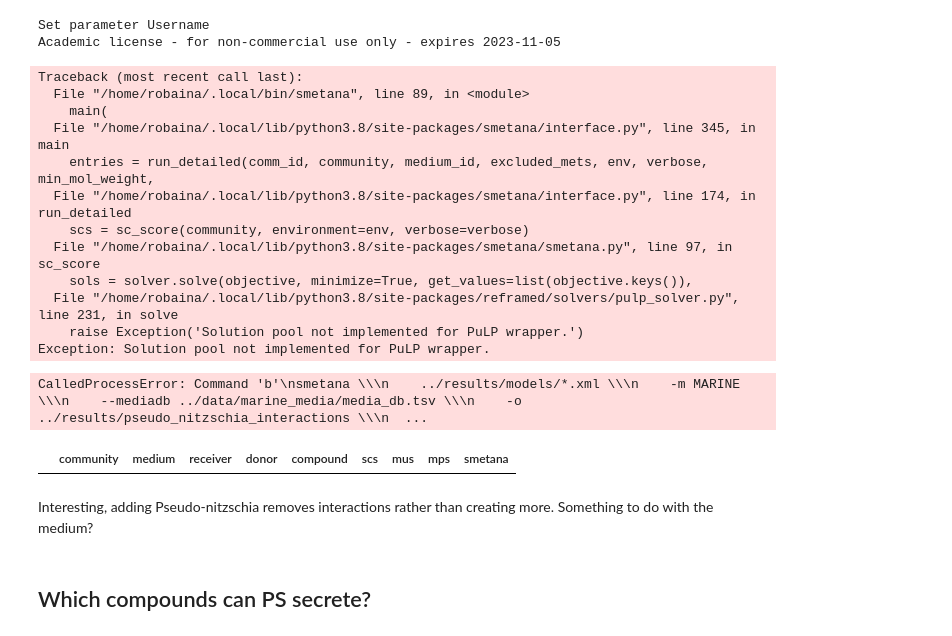
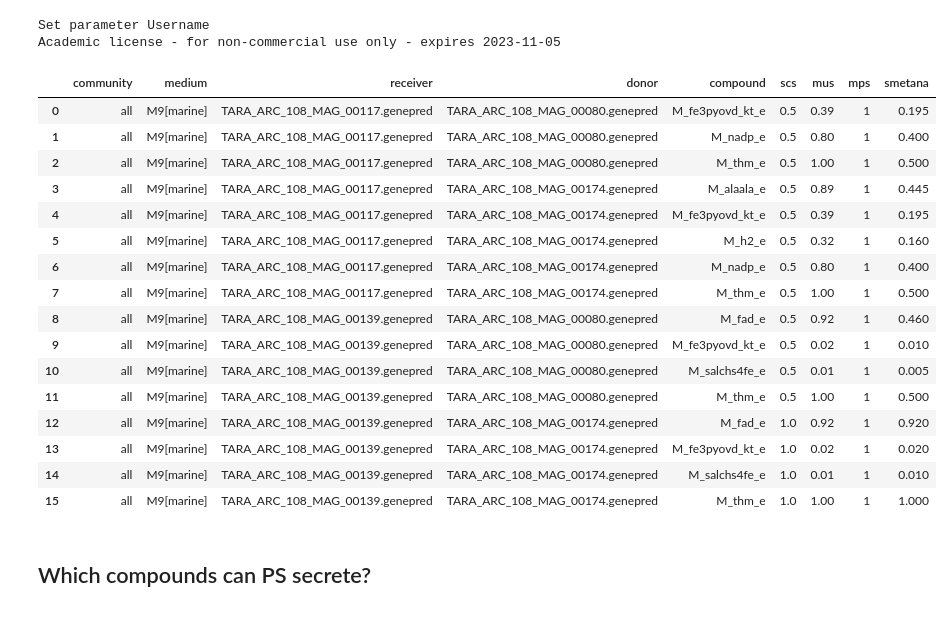
Before and after one commit to Robaina/Phycogem, a Jupyter notebook: notebooks/4_metabolite_exchanges.ipynb, the cells around one changed output. Cells and saved outputs as stored; diff of their text form; code cells hidden in the pictures.

```diff
--- a/notebooks/4_metabolite_exchanges.ipynb
+++ b/notebooks/4_metabolite_exchanges.ipynb
@@ -35,41 +35,30 @@ smetana \
 # %% [output]
 Set parameter Username
 Academic license - for non-commercial use only - expires 2023-11-05
-# %%
-%%bash
-
-smetana \
-    ../results/models/*.xml \
-    -m MARINE \
-    --mediadb ../data/marine_media/media_db.tsv \
-    -o ../results/pseudo_nitzschia_interactions \
-    --solver scip \
-    --detailed
-    # --exclude ../data/compounds/inorganic.txt \ --molweight
-# %% [output]
-Traceback (most recent call last):
-  File "/home/robaina/.local/bin/smetana", line 89, in <module>
-    main(
-  File "/home/robaina/.local/lib/python3.8/site-packages/smetana/interface.py", line 345, in main
-    entries = run_detailed(comm_id, community, medium_id, excluded_mets, env, verbose, min_mol_weight,
-  File "/home/robaina/.local/lib/python3.8/site-packages/smetana/interface.py", line 174, in run_detailed
-    scs = sc_score(community, environment=env, verbose=verbose)
-  File "/home/robaina/.local/lib/python3.8/site-packages/smetana/smetana.py", line 97, in sc_score
-    sols = solver.solve(objective, minimize=True, get_values=list(objective.keys()),
-  File "/home/robaina/.local/lib/python3.8/site-packages/reframed/solvers/pulp_solver.py", line 231, in solve
-    raise Exception('Solution pool not implemented for PuLP wrapper.')
-Exception: Solution pool not implemented for PuLP wrapper.
-CalledProcessError: Command 'b'\nsmetana \\\n    ../results/models/*.xml \\\n    -m MARINE \\\n    --mediadb ../data/marine_media/media_db.tsv \\\n    -o ../results/pseudo_nitzschia_interactions \\\n  ...
 # %%
 import pandas as pd
 
 
-df = pd.read_csv("../results/pseudo_nitzschia_interactions_detailed.tsv", sep="\t")
+df = pd.read_csv("../results/bacterial_interactions_detailed.tsv", sep="\t")
 df
 # %% [output]
 |  | community | medium | receiver | donor | compound | scs | mus | mps | smetana |
+| 0 | all | M9[marine] | TARA_ARC_108_MAG_00117.genepred | TARA_ARC_108_MAG_00080.genepred | M_fe3pyovd_kt_e | 0.5 | 0.39 | 1 | 0.195 |
+| 1 | all | M9[marine] | TARA_ARC_108_MAG_00117.genepred | TARA_ARC_108_MAG_00080.genepred | M_nadp_e | 0.5 | 0.80 | 1 | 0.400 |
+| 2 | all | M9[marine] | TARA_ARC_108_MAG_00117.genepred | TARA_ARC_108_MAG_00080.genepred | M_thm_e | 0.5 | 1.00 | 1 | 0.500 |
+| 3 | all | M9[marine] | TARA_ARC_108_MAG_00117.genepred | TARA_ARC_108_MAG_00174.genepred | M_alaala_e | 0.5 | 0.89 | 1 | 0.445 |
+| 4 | all | M9[marine] | TARA_ARC_108_MAG_00117.genepred | TARA_ARC_108_MAG_00174.genepred | M_fe3pyovd_kt_e | 0.5 | 0.39 | 1 | 0.195 |
+| 5 | all | M9[marine] | TARA_ARC_108_MAG_00117.genepred | TARA_ARC_108_MAG_00174.genepred | M_h2_e | 0.5 | 0.32 | 1 | 0.160 |
+| 6 | all | M9[marine] | TARA_ARC_108_MAG_00117.genepred | TARA_ARC_108_MAG_00174.genepred | M_nadp_e | 0.5 | 0.80 | 1 | 0.400 |
+| 7 | all | M9[marine] | TARA_ARC_108_MAG_00117.genepred | TARA_ARC_108_MAG_00174.genepred | M_thm_e | 0.5 | 1.00 | 1 | 0.500 |
+| 8 | all | M9[marine] | TARA_ARC_108_MAG_00139.genepred | TARA_ARC_108_MAG_00080.genepred | M_fad_e | 0.5 | 0.92 | 1 | 0.460 |
+| 9 | all | M9[marine] | TARA_ARC_108_MAG_00139.genepred | TARA_ARC_108_MAG_00080.genepred | M_fe3pyovd_kt_e | 0.5 | 0.02 | 1 | 0.010 |
+| 10 | all | M9[marine] | TARA_ARC_108_MAG_00139.genepred | TARA_ARC_108_MAG_00080.genepred | M_salchs4fe_e | 0.5 | 0.01 | 1 | 0.005 |
+| 11 | all | M9[marine] | TARA_ARC_108_MAG_00139.genepred | TARA_ARC_108_MAG_00080.genepred | M_thm_e | 0.5 | 1.00 | 1 | 0.500 |
+| 12 | all | M9[marine] | TARA_ARC_108_MAG_00139.genepred | TARA_ARC_108_MAG_00174.genepred | M_fad_e | 1.0 | 0.92 | 1 | 0.920 |
+| 13 | all | M9[marine] | TARA_ARC_108_MAG_00139.genepred | TARA_ARC_108_MAG_00174.genepred | M_fe3pyovd_kt_e | 1.0 | 0.02 | 1 | 0.020 |
+| 14 | all | M9[marine] | TARA_ARC_108_MAG_00139.genepred | TARA_ARC_108_MAG_00174.genepred | M_salchs4fe_e | 1.0 | 0.01 | 1 | 0.010 |
+| 15 | all | M9[marine] | TARA_ARC_108_MAG_00139.genepred | TARA_ARC_108_MAG_00174.genepred | M_thm_e | 1.0 | 1.00 | 1 | 1.000 |
-# %% [markdown]
-Interesting, adding Pseudo-nitzschia removes interactions rather than creating more. Something to do with the medium?
 # %% [markdown]
 ## Which compounds can PS secrete?
 # %%
```
Also changed, not shown: parts of 1 cell of this notebook, 7 other files.
